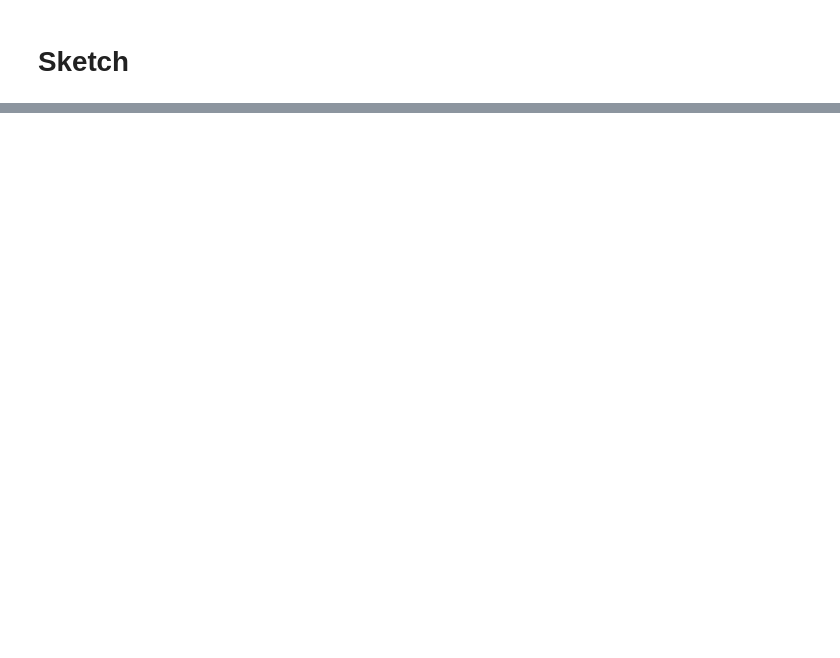
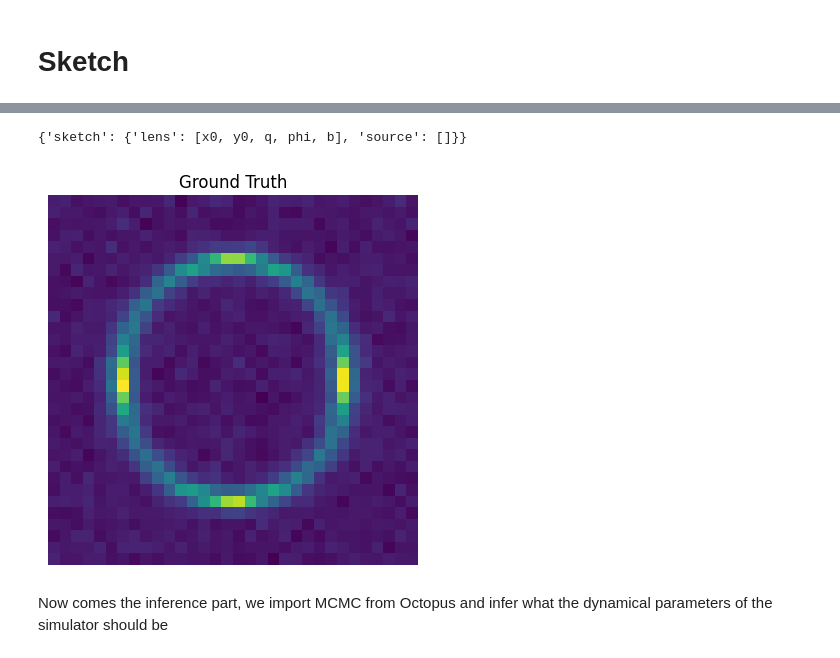
Before and after one commit to Ciela-Institute/caustics, a Jupyter notebook: notebooks/aa-01-sim_prototype.ipynb, the cells around one changed output, grey strips where cells are left out. Saved outputs shown, nothing was run; the diff lists cells and outputs as text; code cells hidden in the pictures; blank space fills up the shorter version.

Commit message:
Finished simulator prototype

```diff
--- a/notebooks/aa-01-sim_prototype.ipynb
+++ b/notebooks/aa-01-sim_prototype.ipynb
@@ -300,0 +280,12 @@ sim.parameters()
+# %%
+# skecthing out how the hook will work
+class Sketch1:
+    def __init__(self):
+        self.source = SIE()
+sim = Sketch1()
+
+# This loops accross attributes in search of the hook. This is the idea of how we will catch all parameters from the Simulator point of view, at inference time!
+for module in [k for k, v in vars(sim).items() if not k.startswith('_')]:
+    for m2 in [k for k,v in vars(getattr(sim, module)).items() if not k.startswith('_')]:
+        if m2 == "parameters":
+            print("I found the hook")
@@ -300,0 +550,38 @@ sim.parameters()
+# %%
+# First we create the simulator and fix all source parameters. It's quite important that nothing break, even though the dynamic tensor of the source module
+# is empty
+sim = Sketch2(
+    source_static_parameters={
+        "x0": 0.0,
+        "y0": 0.0,
+        "q": 0.8,
+        "phi": 0.0,
+        "index": 1.,
+        "r_eff": 0.1,
+        "I_e": 1.
+    },
+#     lens_static_parameters={
+#         "x0": 0.0,
+#         "y0": 0.0,
+#         "q": 0.8,
+#         "phi": 0.0,
+#     }
+)
+# check that our simulator only has lens dynamic parameters. It should have an empty entry for the source
+sim.parameters
+# %% [output]
+{'sketch': {'lens': [x0, y0, q, phi, b], 'source': []}}
+# %%
+unconstrained_ground_truth = sim.parameters.unconstrained_default()
+ground_truth = sim.parameters.default()
+
+sigma_n = 0.1
+y_true = sim.forward(unconstrained_ground_truth)
+y_true += torch.randn_like(y_true) * sigma_n
+plt.imshow(y_true.squeeze())
+plt.axis("off")
+plt.title("Ground Truth");
+# %% [output]
+[figure, added]
+# %% [markdown]
+Now comes the inference part, we import MCMC from Octopus and infer what the dynamical parameters of the simulator should be
```
Also changed, not shown: parts of 56 cells of this notebook.
